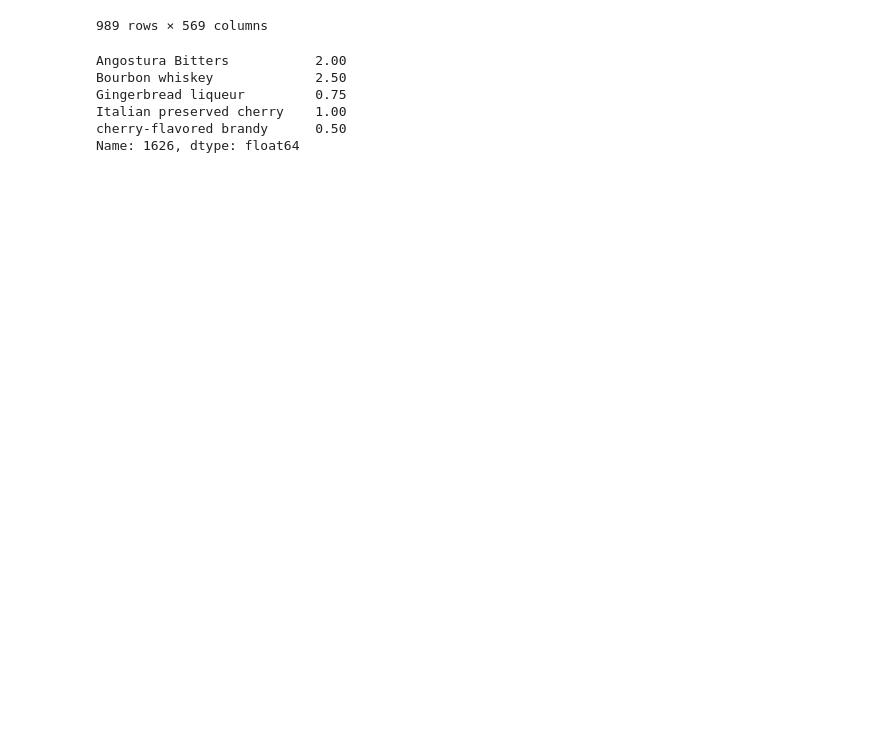
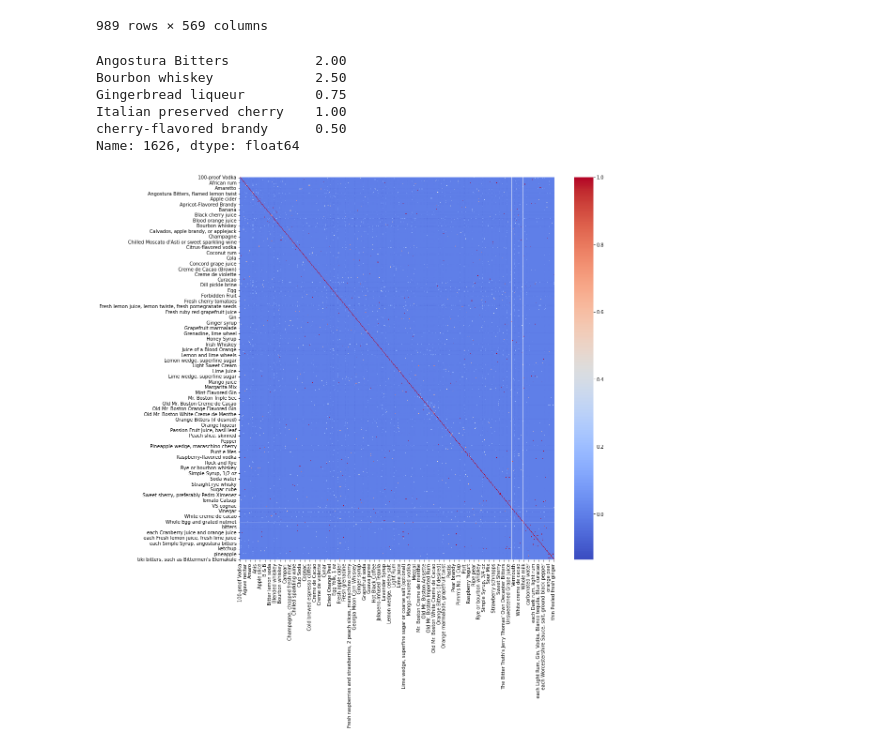
Before and after one commit to aacole3377/cocktail_clustering, a Jupyter notebook: Cocktail_cleaning.ipynb, the cells around one changed output. Drawn from its saved outputs; the diff is of its cells as text; code cells hidden in the pictures; blank space fills up the shorter version.

```diff
--- a/Cocktail_cleaning.ipynb
+++ b/Cocktail_cleaning.ipynb
@@ -347,3 +348,17 @@ Gingerbread liqueur         0.75
 Italian preserved cherry    1.00
 cherry-flavored brandy      0.50
 Name: 1626, dtype: float64
+# %%
+# Calculate the correlation matrix
+corr_matrix = dummies.corr()
+
+# Set up the matplotlib figure
+plt.figure(figsize=(15, 15))
+
+# Draw the heatmap
+sns.heatmap(corr_matrix, annot=False, cmap='coolwarm')
+
+# Show the plot
+plt.show()
+# %% [output]
+[figure, added]
```
Also changed, not shown: parts of 8 cells of this notebook, 11 other files.
